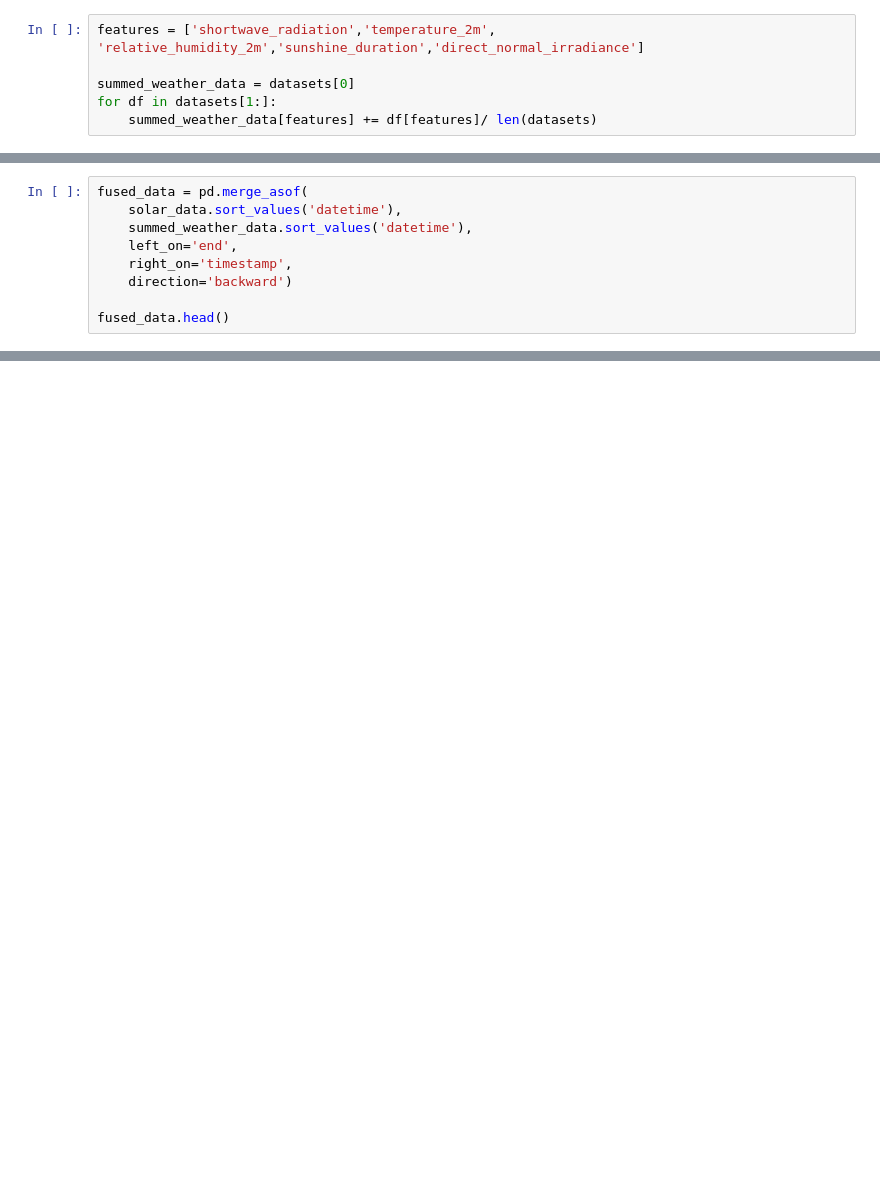
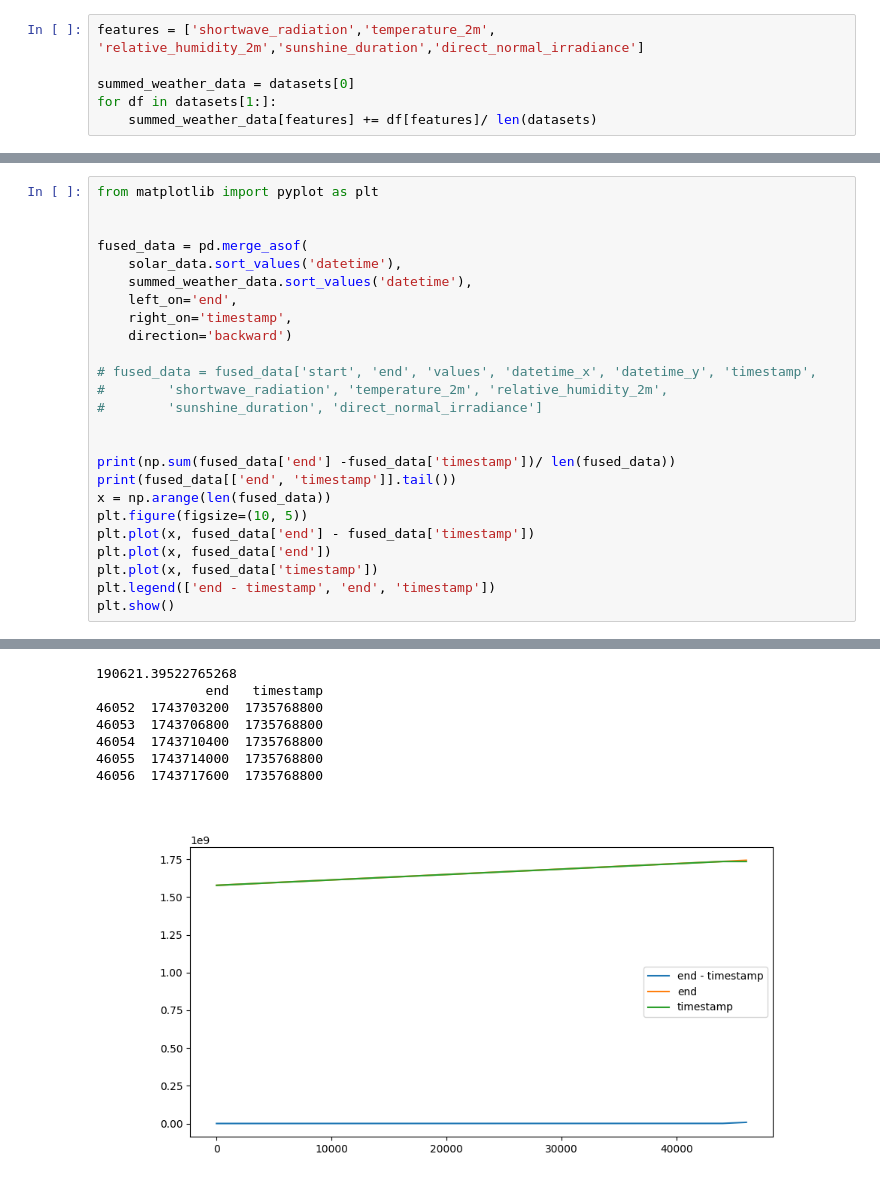
Before and after one commit to samir-adh/solar-energy-prediction, a Jupyter notebook: notebooks/basic_prediciton.ipynb, the cells around one changed output, grey strips where cells are left out. Cells and saved outputs as stored; diff of their text form; blank space fills up the shorter version.

```diff
--- a/notebooks/basic_prediciton.ipynb
+++ b/notebooks/basic_prediciton.ipynb
@@ -48,4 +64,7 @@ solar_data.head()
 # %%
+from matplotlib import pyplot as plt
+
+
 fused_data = pd.merge_asof(
     solar_data.sort_values('datetime'),
     summed_weather_data.sort_values('datetime'),
@@ -53,5 +72,18 @@ fused_data = pd.merge_asof(
     right_on='timestamp',
     direction='backward')
 
-fused_data.head()
+# fused_data = fused_data['start', 'end', 'values', 'datetime_x', 'datetime_y', 'timestamp',
+#        'shortwave_radiation', 'temperature_2m', 'relative_humidity_2m',
+#        'sunshine_duration', 'direct_normal_irradiance']
+
+
+print(np.sum(fused_data['end'] -fused_data['timestamp'])/ len(fused_data))
+print(fused_data[['end', 'timestamp']].tail())
+x = np.arange(len(fused_data))
+plt.figure(figsize=(10, 5))
+plt.plot(x, fused_data['end'] - fused_data['timestamp'])
+plt.plot(x, fused_data['end'])
+plt.plot(x, fused_data['timestamp'])
+plt.legend(['end - timestamp', 'end', 'timestamp'])
+plt.show()
 # %% [output]
@@ -64,3 +90,11 @@ fused_data.head()
+190621.39522765268
+              end   timestamp
+46052  1743703200  1735768800
+46053  1743706800  1735768800
+46054  1743710400  1735768800
+46055  1743714000  1735768800
+46056  1743717600  1735768800
+[figure, added]
 # %%
 %matplotlib widget
 import matplotlib.pyplot as plt
```
Also changed, not shown: parts of 7 cells of this notebook.
